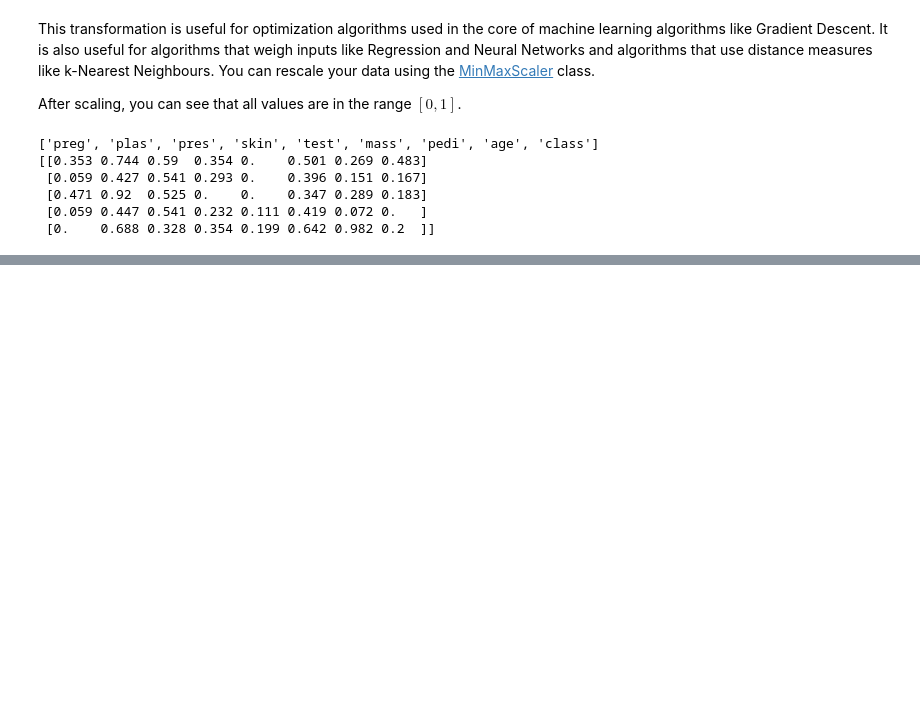
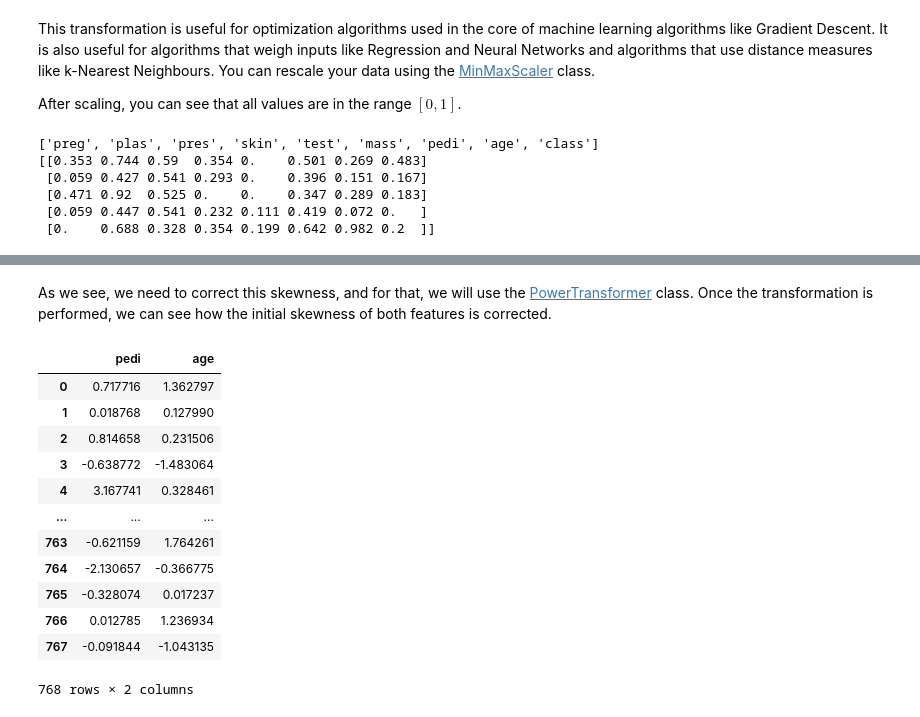
Before and after one commit to JonatanBadillo/Data-Science-with-Python, a Jupyter notebook: 3. Data Processing/3.2. Data Transformation .ipynb, the cells around one changed output, grey strips where cells are left out. Cells and saved outputs as stored; diff of their text form; code cells hidden in the pictures; blank space fills up the shorter version.

```diff
--- a/3. Data Processing/3.2. Data Transformation .ipynb
+++ b/3. Data Processing/3.2. Data Transformation .ipynb
@@ -167,0 +215,32 @@ print(rescaledX[0:5, : ])
+# %% [markdown]
+As we see, we need to correct this skewness, and for that, we will use the [PowerTransformer](https://scikit-learn.org/stable/modules/generated/sklearn.preprocessing.PowerTransformer.html) class. Once the transformation is performed, we can see how the initial skewness of both features is corrected.
+# %%
+# Box-Cox Transform
+from sklearn.preprocessing import PowerTransformer
+
+features = data[['pedi','age']]
+pt = PowerTransformer(method='box-cox',standardize=True)
+
+skl_boxcox = pt.fit(features)
+calc_lambdas = skl_boxcox.lambdas_
+
+skl_boxcox = pt.transform(features)
+
+df_features = pd.DataFrame(data=skl_boxcox,columns=['pedi','age'])
+df_features
+
+# Sending the transformed characteristics to the original dataset
+# %% [output]
+|  | pedi | age |
+| 0 | 0.717716 | 1.362797 |
+| 1 | 0.018768 | 0.127990 |
+| 2 | 0.814658 | 0.231506 |
+| 3 | -0.638772 | -1.483064 |
+| 4 | 3.167741 | 0.328461 |
+| ... | ... | ... |
+| 763 | -0.621159 | 1.764261 |
+| 764 | -2.130657 | -0.366775 |
+| 765 | -0.328074 | 0.017237 |
+| 766 | 0.012785 | 1.236934 |
+| 767 | -0.091844 | -1.043135 |
+768 rows × 2 columns
```
Also changed, not shown: parts of 21 cells of this notebook.
